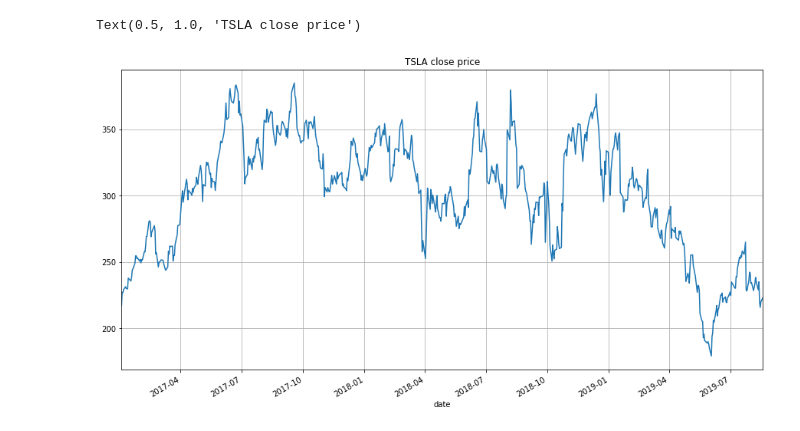
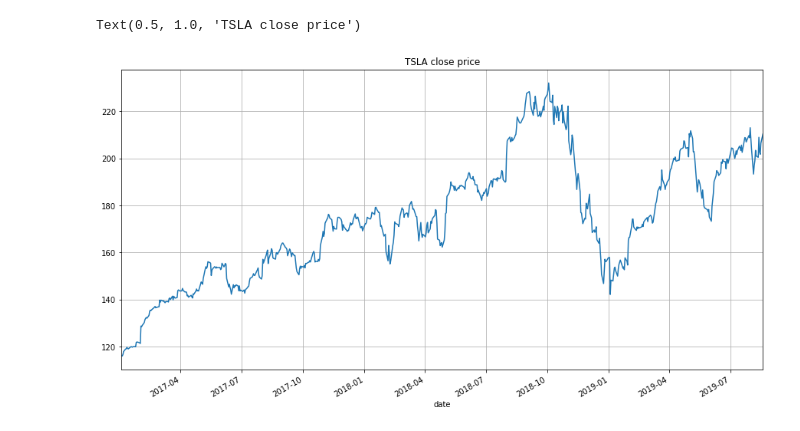
Before and after one commit to debuggermalhotra/open-finance, a Jupyter notebook: Equity_Moving_Average.ipynb, the cells around one changed output. Cells and saved outputs as stored; diff of their text form; code cells hidden in the pictures.

```diff
--- a/Equity_Moving_Average.ipynb
+++ b/Equity_Moving_Average.ipynb
@@ -11,4 +12,3 @@ pd.set_option('display.max_colwidth', -1)  # or 199
 # %%
-tsla=stocks.ohlcv('TSLA','2017-01-01','2019-08-19')
-btc=crypto.ohlcv('BTC/USD','2017-01-01','2019-08-19')
+data=stocks.ohlcv('AAPL','2017-01-01','2019-08-19')
 # %%
@@ -44,6 +29,6 @@ btc.tail(10)
 # %%
-tsla['close'].plot(figsize=(15,8),grid=True)
+data['close'].plot(figsize=(15,8),grid=True)
 plt.title('TSLA close price')
 # %% [output]
 Text(0.5, 1.0, 'TSLA close price')
-[figure, old version]
+[figure, new version]
```
Also changed, not shown: parts of 13 cells of this notebook.
